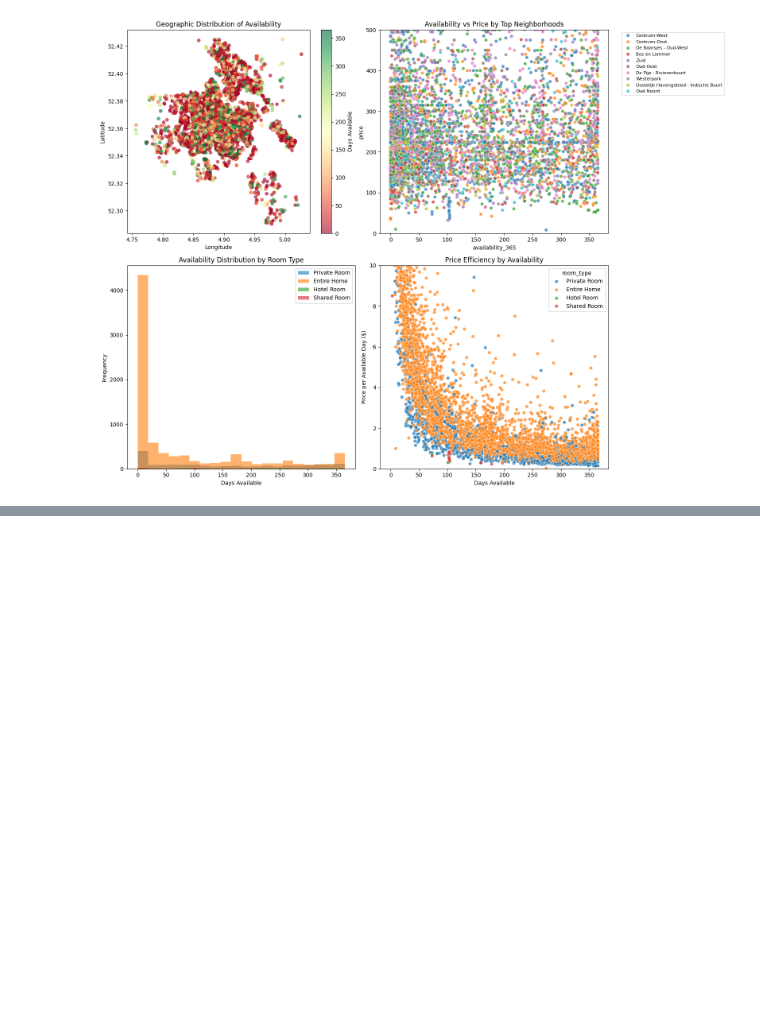
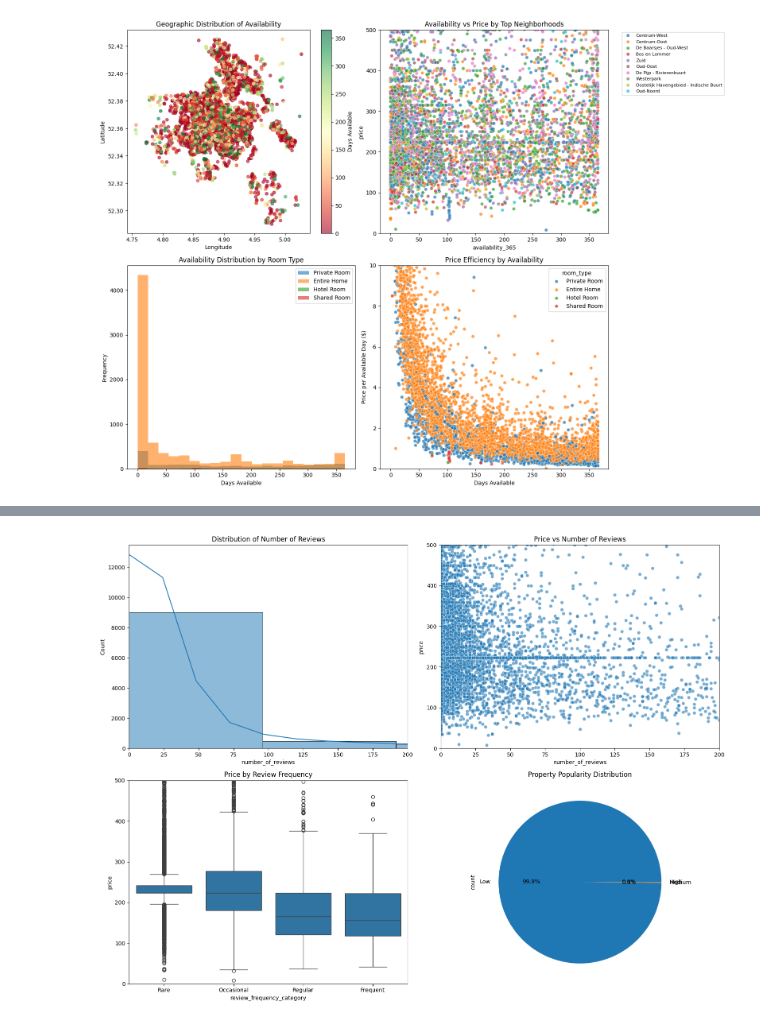
Before and after one commit to supremkc05/AirBnB-Pricing, a Jupyter notebook: notebook/eda.ipynb, the cells around one changed output, grey strips where cells are left out. Cells and saved outputs as stored; diff of their text form; code cells hidden in the pictures; blank space fills up the shorter version.

```diff
--- a/notebook/eda.ipynb
+++ b/notebook/eda.ipynb
@@ -234,0 +249,33 @@ plt.show()
+# %%
+#Analyzing coustomer satisfaction patterns
+fid ,axes  = plt.subplots(2, 2, figsize=(16, 12))
+
+sns.histplot(df['number_of_reviews'] ,bins =50,kde =True, ax =axes[0,0])
+axes[0,0].set_title("Distribution of Number of Reviews")
+axes[0,0].set_xlim(0, 200)
+
+sns.scatterplot(x='number_of_reviews', y='price', data=df,alpha=0.6, ax=axes[0,1])
+axes[0,1].set_title("Price vs Number of Reviews")
+axes[0,1].set_xlim(0, 200)
+axes[0,1].set_ylim(0, 500)
+
+df['review_frequency_category'] = pd.cut(df['reviews_per_month'],
+                                        bins=[0, 0.5, 2, 5, float('inf')],
+                                        labels=['Rare', 'Occasional', 'Regular', 'Frequent'])
+sns.boxplot(x='review_frequency_category', y='price', data=df, ax=axes[1,0])
+axes[1,0].set_ylim(0, 500)
+axes[1,0].set_title("Price by Review Frequency")
+
+
+df['popularity_score'] = (df['number_of_reviews'] / df['number_of_reviews'].max() +
+                         df['price'] / df['price'].max()) / 2
+df['popularity_tier'] = pd.cut(df['popularity_score'],
+                              bins=[0, 0.2, 0.5, 0.8, 1.0],
+                              labels=['Low', 'Medium', 'High', 'Premium'])
+df['popularity_tier'].value_counts().plot(kind='pie', ax=axes[1,1], autopct='%1.1f%%')
+axes[1,1].set_title("Property Popularity Distribution")
+
+plt.tight_layout()
+plt.show()
+# %% [output]
+[figure, added]
```
Also changed, not shown: parts of 10 cells of this notebook.
